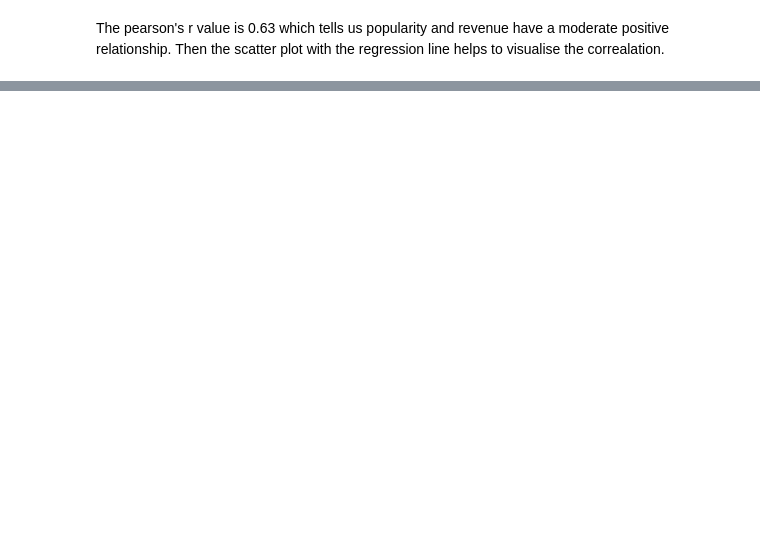
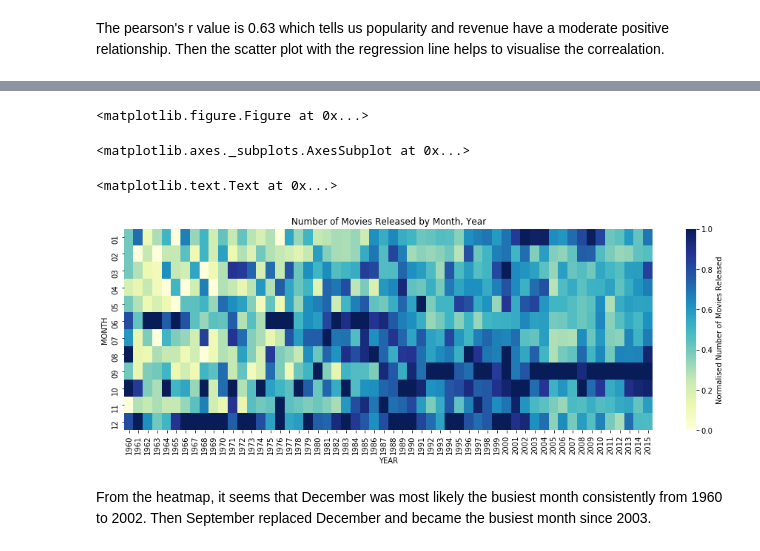
Before and after one commit to arielma/tmdb-movies-dataset-analysis, a Jupyter notebook: Ariel_Ma TMDB Movie Data Analysis.ipynb, the cells around one changed output, grey strips where cells are left out. Saved outputs shown, nothing was run; the diff lists cells and outputs as text; code cells hidden in the pictures; blank space fills up the shorter version.

```diff
--- a/Ariel_Ma TMDB Movie Data Analysis.ipynb
+++ b/Ariel_Ma TMDB Movie Data Analysis.ipynb
@@ -310,3 +311,34 @@ movies_df_actor.head()
 | 2 | tt2908446 | Insurgent | Shailene Woodley |
 | 3 | tt2488496 | Star Wars: The Force Awakens | Harrison Ford |
 | 4 | tt2820852 | Furious 7 | Vin Diesel |
+# %%
+# 6. Creating a new dataset `movies_month_year_count` from `movies_df_imdb_id_cleaned`.
+#    Columns in the dataset are years of the original dataset.
+#    Each row of the new dataset represents each month of the year.
+#    The value in each cell represnts the number of movies released in month of the row in the year of the column.
+import calendar
+movies_df_release_month_year = movies_df_imdb_id_cleaned[['imdb_id', 'release_date', 'release_year']].copy()
+
+# Extract month into release_month column
+movies_df_release_month_year['release_month'] = pd.to_datetime(movies_df_release_month_year['release_date']).dt.strftime('%m')
+
+# Drop release_date column
+movies_df_release_month_year = movies_df_release_month_year.drop('release_date', 1)
+
+# Group by year then group by month and count how many movies released in that month of that year
+movies_df_groupby_year_month = movies_df_release_month_year.groupby(\
+                                                                    [movies_df_release_month_year['release_year'], \
+                                                                     movies_df_release_month_year['release_month']]\
+                                                                   ).agg('count').rename(columns={'imdb_id':'movie_count'})\
+                                                                    .reset_index()
+# Pivot movies_df_groupby_year_month table so it can be used for drawing the heatmap
+# Month will be the row index, year will be the column index
+movies_month_year_count = movies_df_groupby_year_month.pivot(index='release_month', columns='release_year', values='movie_count').copy()
+
+# Replace NaN by 0 if there is no movies released in a particular month of a year
+movies_month_year_count = movies_month_year_count.fillna(0)
+
+# Rename index
+movies_month_year_count.index.name = 'MONTH'
+movies_month_year_count.columns.name = 'YEAR'
+movies_month_year_count .head()
@@ -561,3 +634,19 @@ The pearson's r value is 0.63 which tells us popularity and revenue have a moder
+# %%
+# Find out the maximun value of each column - meaning that for each year finding the month with the most movies released
+# Then values of the the column is divided by that maximum value.
+movies_month_year_count = movies_month_year_count.div(movies_month_year_count.max(axis=0), axis=1)
+plt.figure(figsize=(16,5))
+ax = plt.axes()
+
+sns.heatmap(movies_month_year_count, cmap='YlGnBu', ax=ax, cbar_kws={'label':'Normalised Number of Movies Released'})
+ax.set_title('Number of Movies Released by Month, Year')
+# %% [output]
+<matplotlib.figure.Figure at 0x...>
+<matplotlib.axes._subplots.AxesSubplot at 0x...>
+<matplotlib.text.Text at 0x...>
+[figure, added]
+# %% [markdown]
+From the heatmap, it seems that December was most likely the busiest month consistently from 1960 to 2002. Then September replaced December and became the busiest month since 2003.
 # %% [markdown]
 <a id='conclusions'></a>
 ## Conclusions
```
Also changed, not shown: parts of 17 cells of this notebook.
